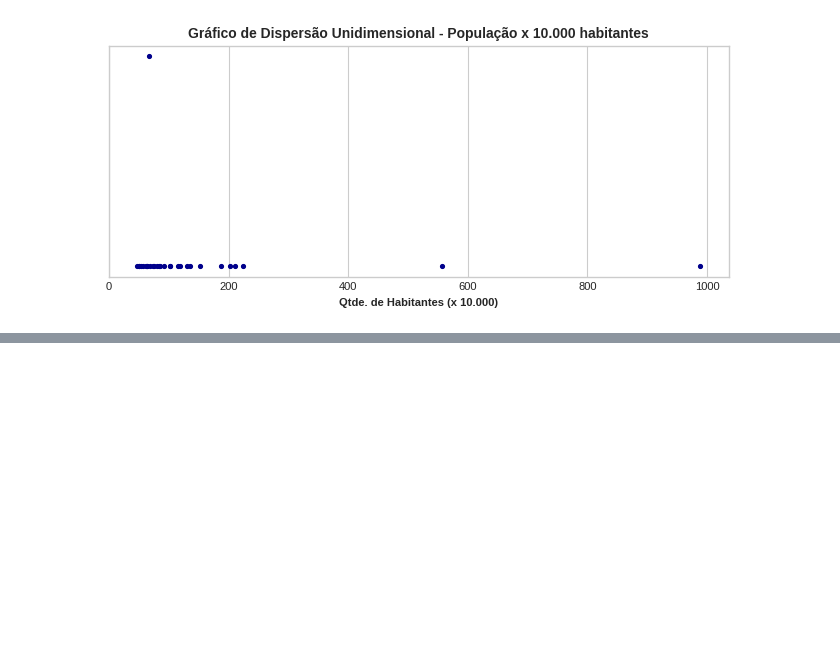
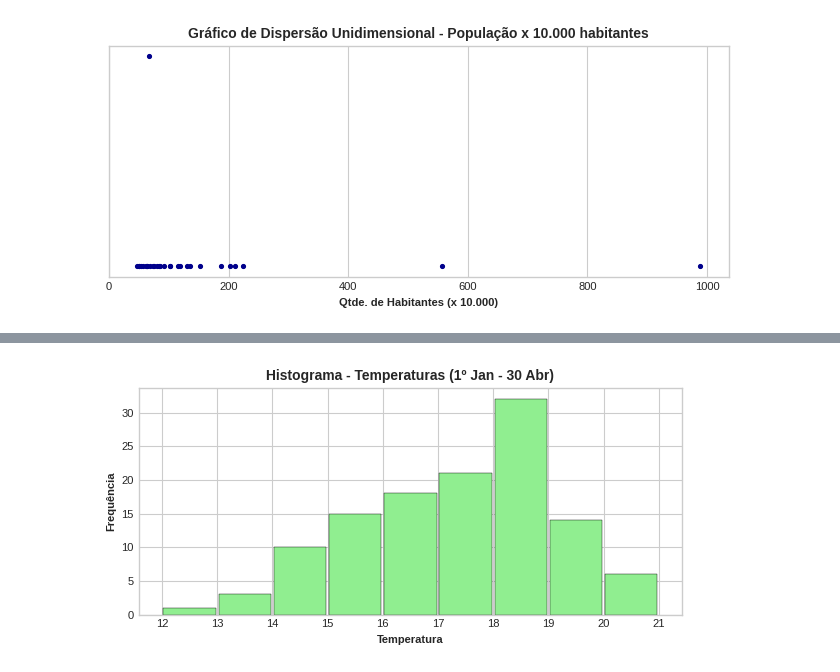
Before and after one commit to damian-nestea/estatistica-basica-bussabemorettin, a Jupyter notebook: notebooks/Cap02_Resumo_Dados.ipynb, the cells around one changed output, grey strips where cells are left out. Cells and saved outputs as stored; diff of their text form; code cells hidden in the pictures; blank space fills up the shorter version.

```diff
--- a/notebooks/Cap02_Resumo_Dados.ipynb
+++ b/notebooks/Cap02_Resumo_Dados.ipynb
@@ -830,0 +919,18 @@ plt.show()
+# %%
+# Faixas do Histograma
+bins=[12,13,14,15,16,17,18,19,20,21]
+
+# Tamanho do gráfico
+plt.rcParams['figure.figsize']=(6,3)
+
+# Construindo Histograma
+n, bins, patches = plt.hist(df_poluicao['temp'], bins, color='lightgreen', rwidth=0.95, edgecolor='black', linewidth=0.3)
+plt.title('Histograma - Temperaturas (1º Jan - 30 Abr)', fontsize=10, fontweight='bold')
+plt.xlabel('Temperatura', fontweight='semibold')
+plt.ylabel('Frequência', fontweight='semibold')
+plt.xticks(bins)
+plt.tight_layout()
+
+plt.show()
+# %% [output]
+[figure, added]
```
Also changed, not shown: parts of 12 cells of this notebook.
